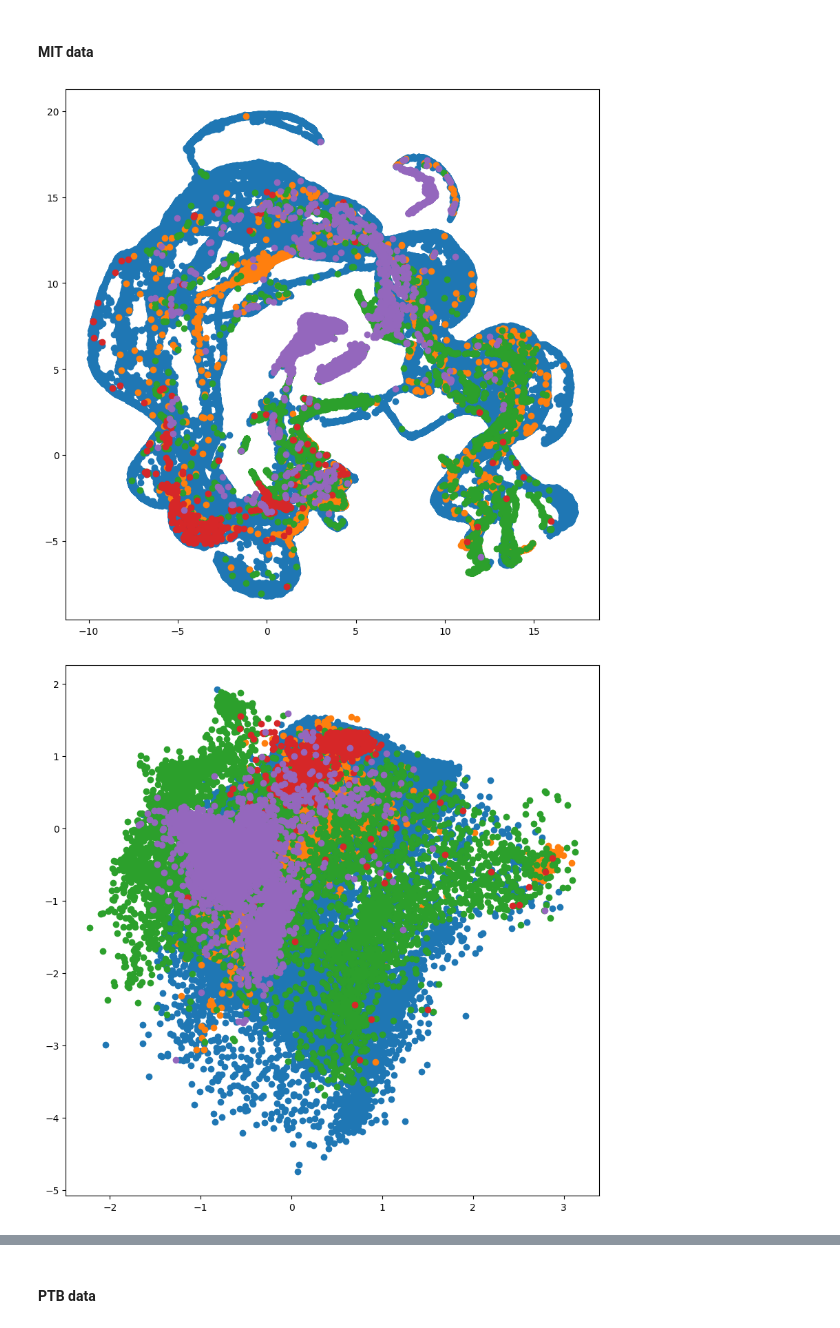
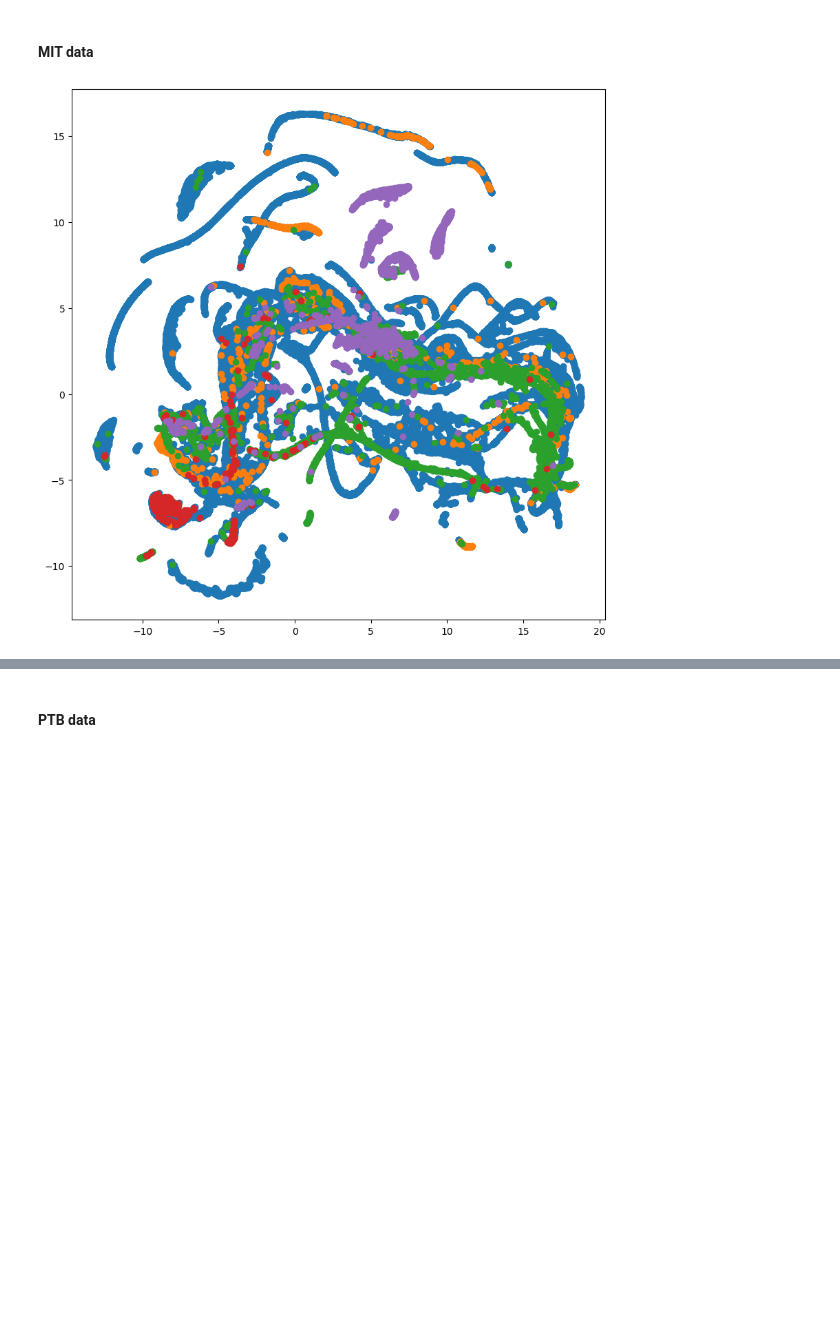
Before and after one commit to jlohunecke/ML4HC_project2, a Jupyter notebook: proj2_pt2.ipynb, the cells around one changed output, grey strips where cells are left out. Drawn from its saved outputs; the diff is of its cells as text; code cells hidden in the pictures; blank space fills up the shorter version.

Commit message:
feat: autoencoder uses pooling/upsampling and all models and finetuning run

```diff
--- a/proj2_pt2.ipynb
+++ b/proj2_pt2.ipynb
@@ -520,6 +414,6 @@ plt.show()
 # %%
 #num_epochs = 10
-cpc.load_state_dict(torch.load(f'./p2/models/{model_name}_{num_epochs}_best.pth'))
+auto_encoder.load_state_dict(torch.load(f'./p2/models/{model_name}_{num_epochs}_best.pth'))
 # %% [output]
 <All keys matched successfully>
 # %%
@@ -563,6 +457,10 @@ def visualize_umap(X_train_umap, y_train):
 # %% [markdown]
 ### ResCNN from Q1
 # %%
+input_size = X_train_tensor.shape[1]
+output_size = len(np.unique(y_train))
+hidden_dim = 128
+
 res_cnn = ResidualCNNModel(input_size, output_size, hidden_dim).to(device)
 res_cnn.load_state_dict(torch.load('./p2/models/res_cnn_mit_100_best.pth'))
 # %% [output]
@@ -655,38 +552,37 @@ visualize_umap(X_train_umap, y_train_res_cnn_ptb)
 # %%
-cpc = CPC(input_size, hidden_dim).to(device)
-cpc.load_state_dict(torch.load('./p2/models/cpc_mit_20_best.pth'))
+auto_encoder = AutoEncoder(input_size, hidden_dim).to(device)
+auto_encoder.load_state_dict(torch.load('./p2/models/autoencoder_mit_100_best.pth'))
 # %% [output]
 <All keys matched successfully>
 # %% [markdown]
 #### MIT data
 # %%
-X_train_cpc_mit = []
-y_train_cpc_mit = []
+X_train_encoder_mit = []
+y_train_encoder_mit = []
 
-X_test_cpc_mit = []
-y_test_cpc_mit = []
+X_test_encoder_mit = []
+y_test_encoder_mit = []
 
 with torch.no_grad():
     for i, (X_batch, y_batch) in enumerate(X_train_dataloader):
-        outputs = cpc.encode(X_batch)
-        X_train_cpc_mit.append(outputs)
-        y_train_cpc_mit.append(y_batch)
+        outputs = auto_encoder.encode(X_batch)
+        X_train_encoder_mit.append(outputs)
+        y_train_encoder_mit.append(y_batch)
 
     for i, (X_batch, y_batch) in enumerate(X_test_dataloader):
-        outputs = cpc.encode(X_batch)
-        X_test_cpc_mit.append(outputs)
-        y_test_cpc_mit.append(y_batch)
+        outputs = auto_encoder.encode(X_batch)
+        X_test_encoder_mit.append(outputs)
+        y_test_encoder_mit.append(y_batch)
 
-X_train_cpc_mit = torch.cat(X_train_cpc_mit).cpu().numpy().squeeze()
-X_test_cpc_mit = torch.cat(X_test_cpc_mit).cpu().numpy().squeeze()
+X_train_encoder_mit = torch.cat(X_train_encoder_mit).cpu().numpy().squeeze()
+X_test_encoder_mit = torch.cat(X_test_encoder_mit).cpu().numpy().squeeze()
 
-y_train_cpc_mit = torch.cat(y_train_cpc_mit).cpu().numpy().squeeze()
-y_test_cpc_mit = torch.cat(y_test_cpc_mit).cpu().numpy().squeeze()
+y_train_encoder_mit = torch.cat(y_train_encoder_mit).cpu().numpy().squeeze()
+y_test_encoder_mit = torch.cat(y_test_encoder_mit).cpu().numpy().squeeze()
 # %%
 umap_model = umap.UMAP(n_components=2)
-X_train_umap = umap_model.fit_transform(X_train_cpc_mit)
+X_train_umap = umap_model.fit_transform(X_train_encoder_mit)
 
-visualize_umap(X_train_umap, y_train_cpc_mit)
+visualize_umap(X_train_umap, y_train_encoder_mit)
 # %% [output]
-[figure, old version]
+[figure, new version]
-[figure, removed]
```
Also changed, not shown: parts of 53 cells of this notebook, 31 other files.
